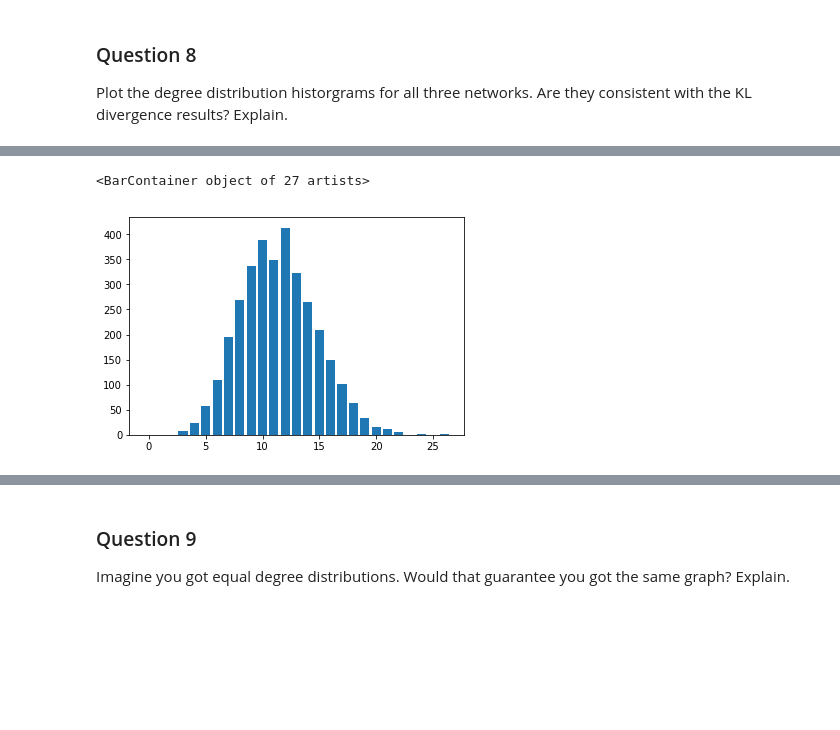
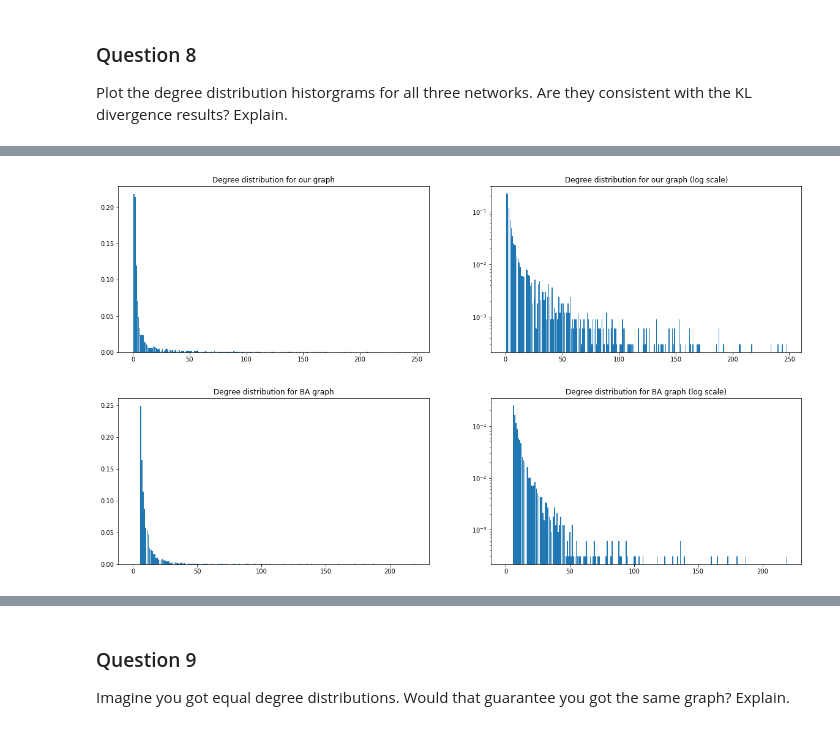
Before and after one commit to Adirlou/ntds_2018, a Jupyter notebook: 2_network_models.ipynb, the cells around one changed output, grey strips where cells are left out. Saved outputs shown, nothing was run; the diff lists cells and outputs as text; code cells hidden in the pictures; blank space fills up the shorter version.

```diff
--- a/2_network_models.ipynb
+++ b/2_network_models.ipynb
@@ -336,5 +335,0 @@ plt.bar(list(range(len(q2))), q2, log = True)
-# %%
-plt.bar(list(range(len(q3))), q3)
-# %% [output]
-<BarContainer object of 27 artists>
-[figure, removed]
@@ -340,0 +343,27 @@ plt.bar(list(range(len(q3))), q3)
+# %%
+#Compute the degree distribution for the 3 graphs (without bins this time)
+q1 = compute_deg_dist(adjacency)
+
+q2 = compute_deg_dist(ba)
+
+q3 = compute_deg_dist(er)
+# %%
+#Plot the degree distribution
+f, (ax1, ax2) = plt.subplots(1, 2, figsize=(20, 5))
+ax1.bar(list(range(len(q1))), q1)
+ax1.set_title('Degree distribution for our graph')
+ax2.bar(list(range(len(q1))), q1, log = True)
+ax2.set_title('Degree distribution for our graph (log scale)')
+plt.show()
+# %% [output]
+[figure, added]
+# %%
+#Plot the degree distribution
+f, (ax1, ax2) = plt.subplots(1, 2, figsize=(20, 5))
+ax1.bar(list(range(len(q2))), q2)
+ax1.set_title('Degree distribution for BA graph')
+ax2.bar(list(range(len(q2))), q2, log = True)
+ax2.set_title('Degree distribution for BA graph (log scale)')
+plt.show()
+# %% [output]
+[figure, added]
```
Also changed, not shown: parts of 32 cells of this notebook.
